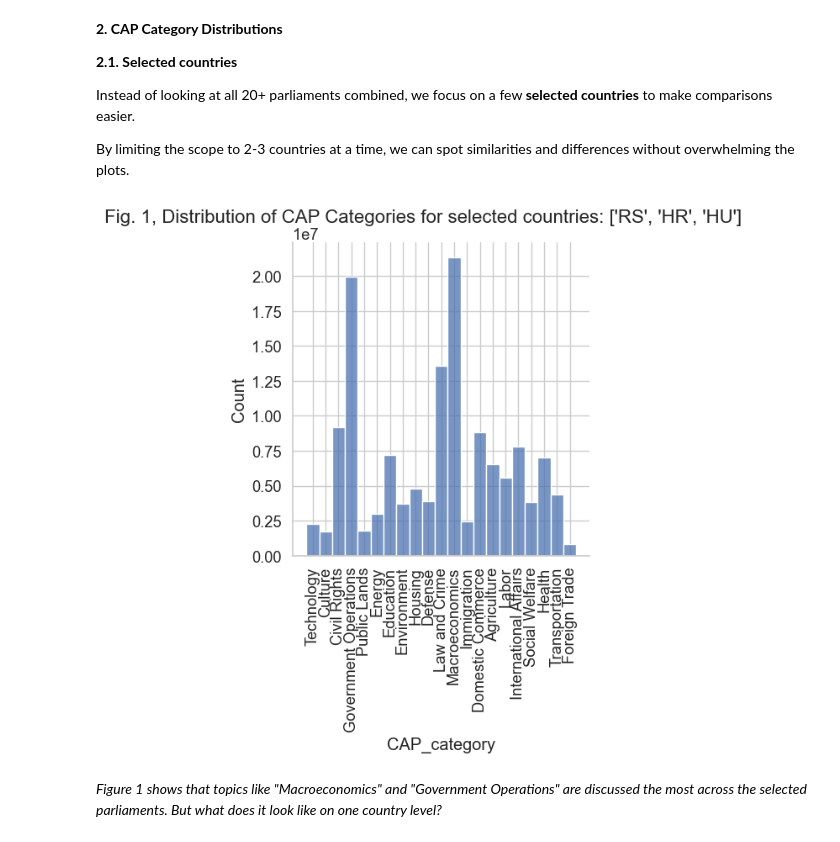
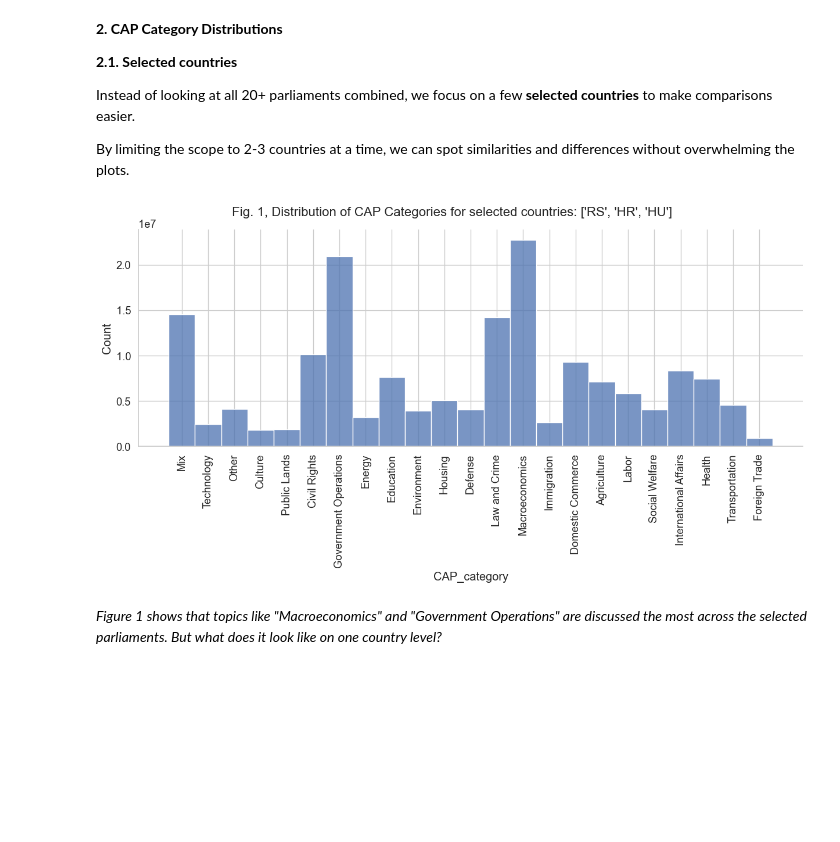
Before and after one commit to clarinsi/ParlaCAP-Analysis-Tutorials, a Jupyter notebook: notebook_python/Tutorial 2 - Calculating Topic and Sentiment Distributions.ipynb, the cells around one changed output. Cells and saved outputs as stored; diff of their text form; code cells hidden in the pictures; blank space fills up the shorter version.

```diff
--- a/notebook_python/Tutorial 2 - Calculating Topic and Sentiment Distributions.ipynb
+++ b/notebook_python/Tutorial 2 - Calculating Topic and Sentiment Distributions.ipynb
@@ -108,26 +144,27 @@ By limiting the scope to 2-3 countries at a time, we can spot similarities and d
 # %%
 # Example: select 3 countries to compare
 selected_countries = ["RS", "HR", "HU"]
 filtered_subset = filtered_all[filtered_all["country"].isin(selected_countries)]
 
 g = sns.displot(
     data=filtered_subset.sort_values("CAP_category"),
     x="CAP_category",
-    weights=filtered_all["word_count"],
+    weights=filtered_subset["word_count"],
+    aspect=2.5
 )
 
 cap_order = sorted(
     filtered_all["CAP_category"].unique()
 )  # defines order of CAP labels on x axis
 
 g.set_xticklabels(rotation=90)  # rotate x-axis labels
 g.fig.suptitle(
     f"Fig. 1, Distribution of CAP Categories for selected countries: {selected_countries}",
     fontsize=16,
 )
 g.fig.subplots_adjust(top=0.9)
 # %% [output]
-[figure, old version]
+[figure, new version]
 # %% [markdown]
 *Figure 1 shows that topics like "Macroeconomics" and "Government Operations" are discussed the most across the selected parliaments. But what does it look like on one country level?*
 # %% [markdown]
```
Also changed, not shown: parts of 14 cells of this notebook, 9 other files.
